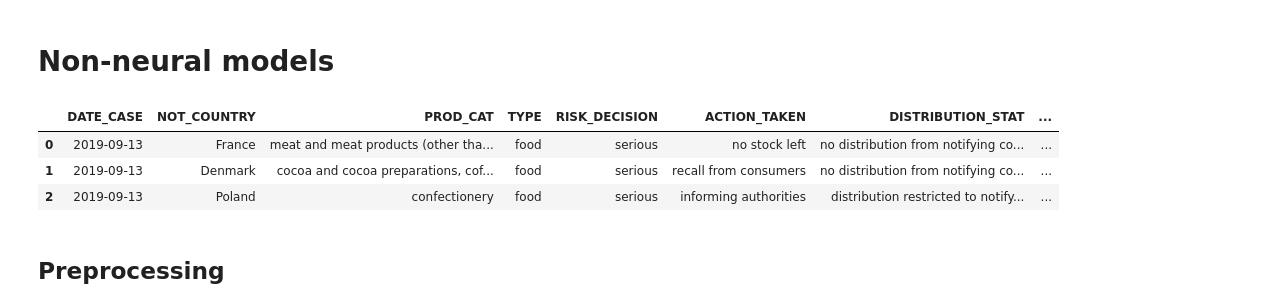
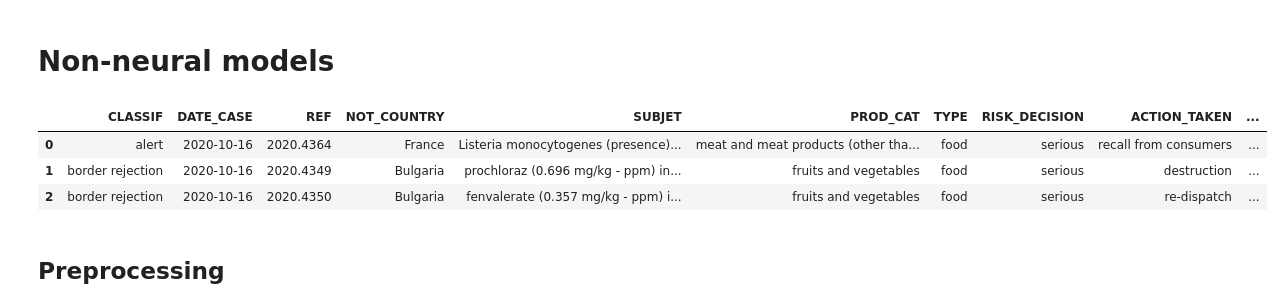
Before and after one commit to FernandoPerezLara/RASFF-predictions-dashboard, a Jupyter notebook: algorithms.ipynb, the cells around one changed output. Drawn from its saved outputs; the diff is of its cells as text; code cells hidden in the pictures.

```diff
--- a/algorithms.ipynb
+++ b/algorithms.ipynb
@@ -11,12 +12,12 @@ from sklearn.metrics import classification_report, accuracy_score, recall_score,
 # %% [markdown]
 # Non-neural models
 # %%
-data = pd.read_csv("./data/splited_RASFF_DATA_16092019.csv", sep=";", header=0, index_col=0)
+data = pd.read_csv("./data/full_RASFF_DATA.csv", sep=";", header=0, index_col=0)
 
 data.head(3)
 # %% [output]
-|  | DATE_CASE | NOT_COUNTRY | PROD_CAT | TYPE | RISK_DECISION | ACTION_TAKEN | DISTRIBUTION_STAT | ... |
-| 0 | 2019-09-13 | France | meat and meat products (other tha... | food | serious | no stock left | no distribution from notifying co... | ... |
-| 1 | 2019-09-13 | Denmark | cocoa and cocoa preparations, cof... | food | serious | recall from consumers | no distribution from notifying co... | ... |
-| 2 | 2019-09-13 | Poland | confectionery | food | serious | informing authorities | distribution restricted to notify... | ... |
+|  | CLASSIF | DATE_CASE | REF | NOT_COUNTRY | SUBJET | PROD_CAT | TYPE | RISK_DECISION | ACTION_TAKEN | ... |
+| 0 | alert | 2020-10-16 | 2020.4364 | France | Listeria monocytogenes (presence)... | meat and meat products (other tha... | food | serious | recall from consumers | ... |
+| 1 | border rejection | 2020-10-16 | 2020.4349 | Bulgaria | prochloraz (0.696 mg/kg - ppm) in... | fruits and vegetables | food | serious | destruction | ... |
+| 2 | border rejection | 2020-10-16 | 2020.4350 | Bulgaria | fenvalerate (0.357 mg/kg - ppm) i... | fruits and vegetables | food | serious | re-dispatch | ... |
 # %%
```
Also changed, not shown: parts of 17 cells of this notebook.
